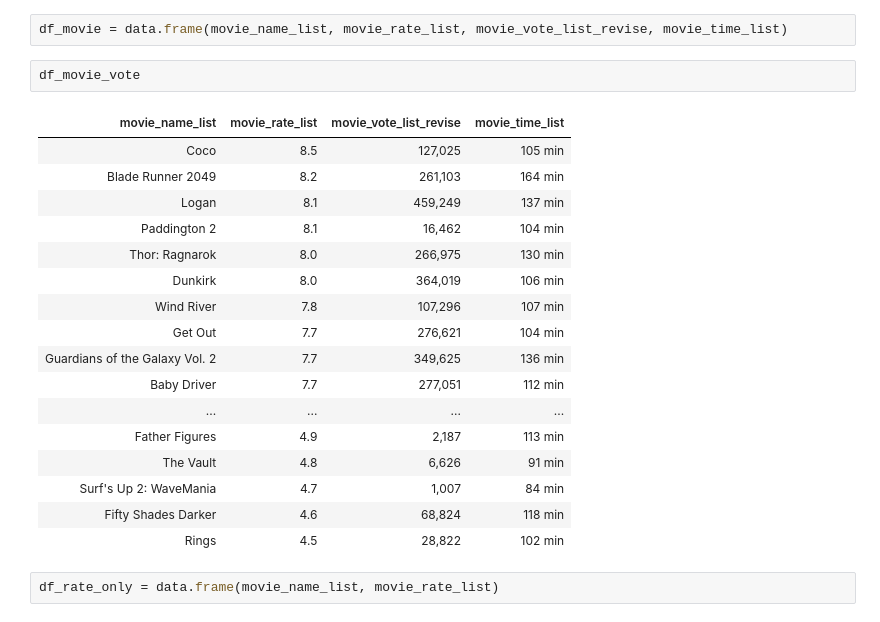
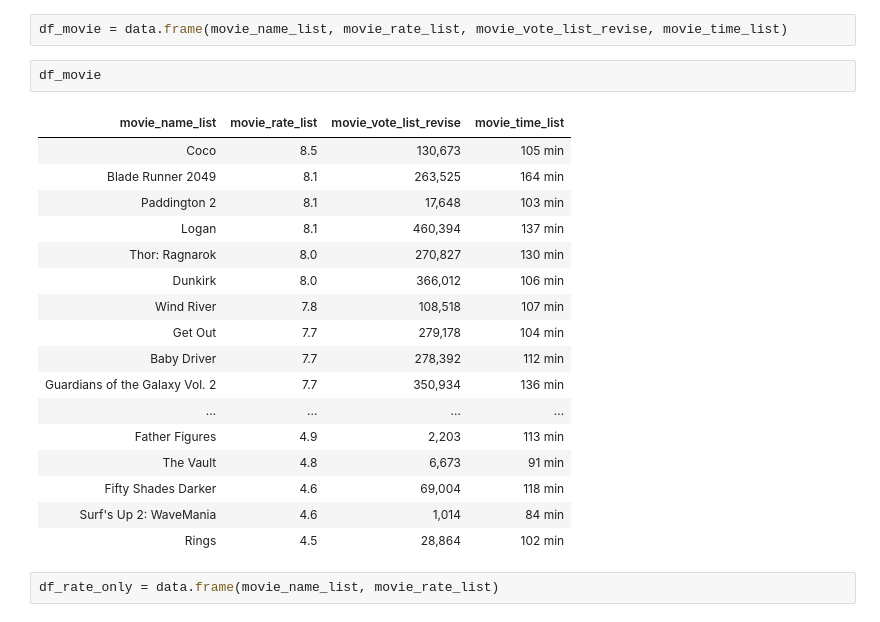
Before and after one commit to Kuanhao-Chao/CSX_RProject_Spring_2018, a Jupyter notebook: week_2/task_2_self_practice/R_crawler_rvest_practice.ipynb, the cells around one changed output. Drawn from its saved outputs; the diff is of its cells as text.

```diff
--- a/week_2/task_2_self_practice/R_crawler_rvest_practice.ipynb
+++ b/week_2/task_2_self_practice/R_crawler_rvest_practice.ipynb
@@ -51,26 +51,26 @@ length(movie_time_list)
 [1] 100
 # %%
 df_movie = data.frame(movie_name_list, movie_rate_list, movie_vote_list_revise, movie_time_list)
-# %%
-df_movie_vote
-# %% [output]
-| movie_name_list | movie_rate_list | movie_vote_list_revise | movie_time_list |
-| Coco | 8.5 | 127,025 | 105 min |
-| Blade Runner 2049 | 8.2 | 261,103 | 164 min |
-| Logan | 8.1 | 459,249 | 137 min |
-| Paddington 2 | 8.1 | 16,462 | 104 min |
-| Thor: Ragnarok | 8.0 | 266,975 | 130 min |
-| Dunkirk | 8.0 | 364,019 | 106 min |
-| Wind River | 7.8 | 107,296 | 107 min |
-| Get Out | 7.7 | 276,621 | 104 min |
-| Guardians of the Galaxy Vol. 2 | 7.7 | 349,625 | 136 min |
-| Baby Driver | 7.7 | 277,051 | 112 min |
-| ... | ... | ... | ... |
-| Father Figures | 4.9 | 2,187 | 113 min |
-| The Vault | 4.8 | 6,626 | 91 min |
-| Surf's Up 2: WaveMania | 4.7 | 1,007 | 84 min |
-| Fifty Shades Darker | 4.6 | 68,824 | 118 min |
-| Rings | 4.5 | 28,822 | 102 min |
+# %%
+df_movie
+# %% [output]
+| movie_name_list | movie_rate_list | movie_vote_list_revise | movie_time_list |
+| Coco | 8.5 | 130,673 | 105 min |
+| Blade Runner 2049 | 8.1 | 263,525 | 164 min |
+| Paddington 2 | 8.1 | 17,648 | 103 min |
+| Logan | 8.1 | 460,394 | 137 min |
+| Thor: Ragnarok | 8.0 | 270,827 | 130 min |
+| Dunkirk | 8.0 | 366,012 | 106 min |
+| Wind River | 7.8 | 108,518 | 107 min |
+| Get Out | 7.7 | 279,178 | 104 min |
+| Baby Driver | 7.7 | 278,392 | 112 min |
+| Guardians of the Galaxy Vol. 2 | 7.7 | 350,934 | 136 min |
+| ... | ... | ... | ... |
+| Father Figures | 4.9 | 2,203 | 113 min |
+| The Vault | 4.8 | 6,673 | 91 min |
+| Fifty Shades Darker | 4.6 | 69,004 | 118 min |
+| Surf's Up 2: WaveMania | 4.6 | 1,014 | 84 min |
+| Rings | 4.5 | 28,864 | 102 min |
 # %%
 df_rate_only = data.frame(movie_name_list, movie_rate_list)
 # %%
```
Also changed, not shown: parts of 14 cells of this notebook.
